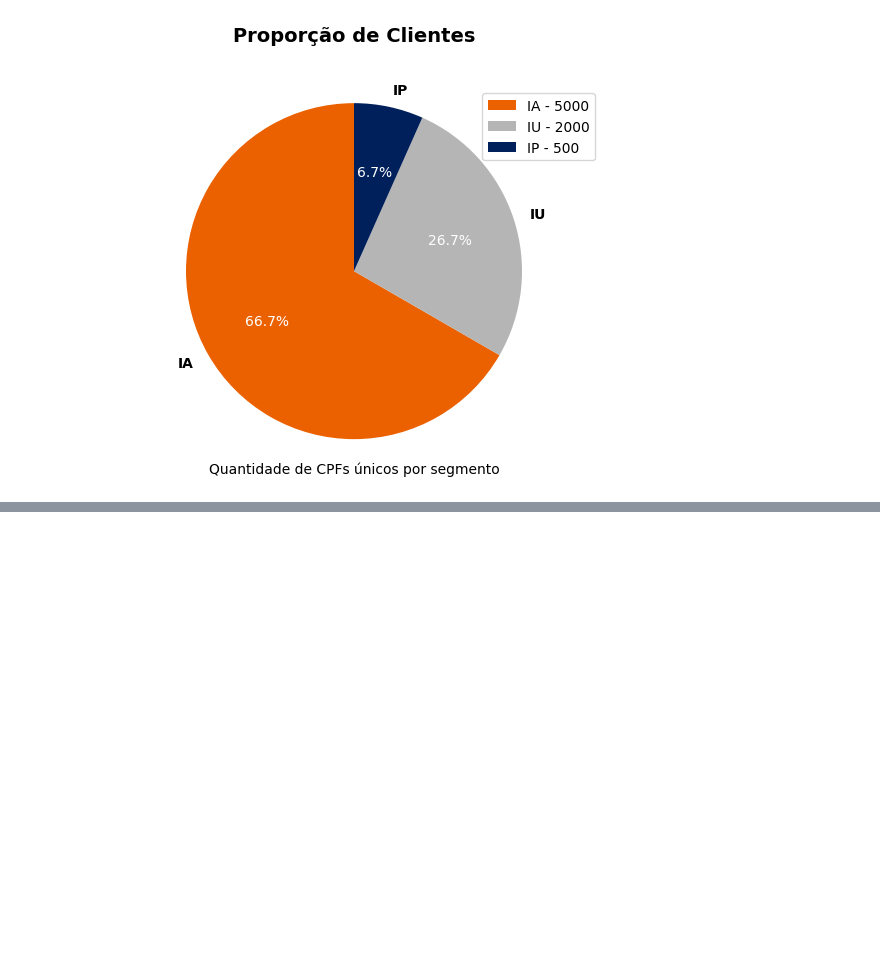
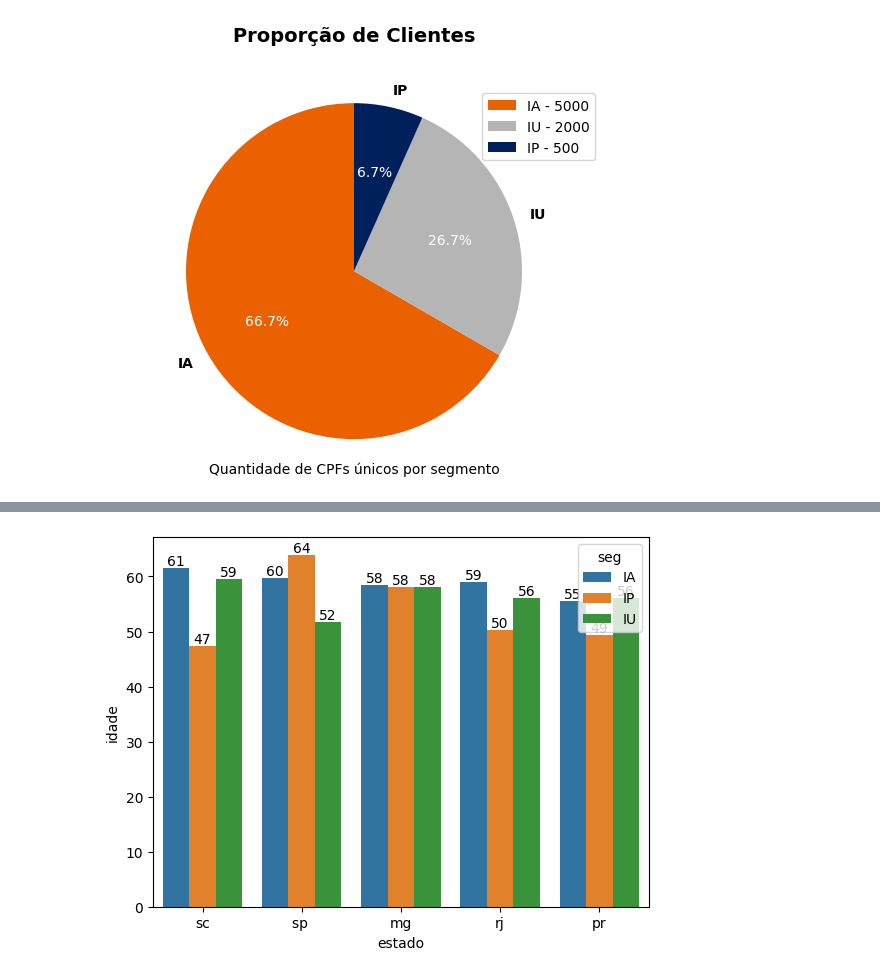
Before and after one commit to LeandroCoelhos/estudos_datascience, a Jupyter notebook: Limpeza_dataset.ipynb, the cells around one changed output, grey strips where cells are left out. Saved outputs shown, nothing was run; the diff lists cells and outputs as text; code cells hidden in the pictures; blank space fills up the shorter version.

```diff
--- a/Limpeza_dataset.ipynb
+++ b/Limpeza_dataset.ipynb
@@ -1037,0 +1107,11 @@ Faixa 53441.0-70976.0 percentile: 250 salários
+# %%
+import seaborn as sns
+import matplotlib.pyplot as plt
+
+ax = sns.barplot(df, x="estado", y="idade", hue='seg', estimator="mean", errorbar=None)
+for container in ax.containers:
+    ax.bar_label(container, fmt='%.f', fontsize=10)
+
+plt.show()
+# %% [output]
+[figure, added]
```
Also changed, not shown: parts of 18 cells of this notebook.
